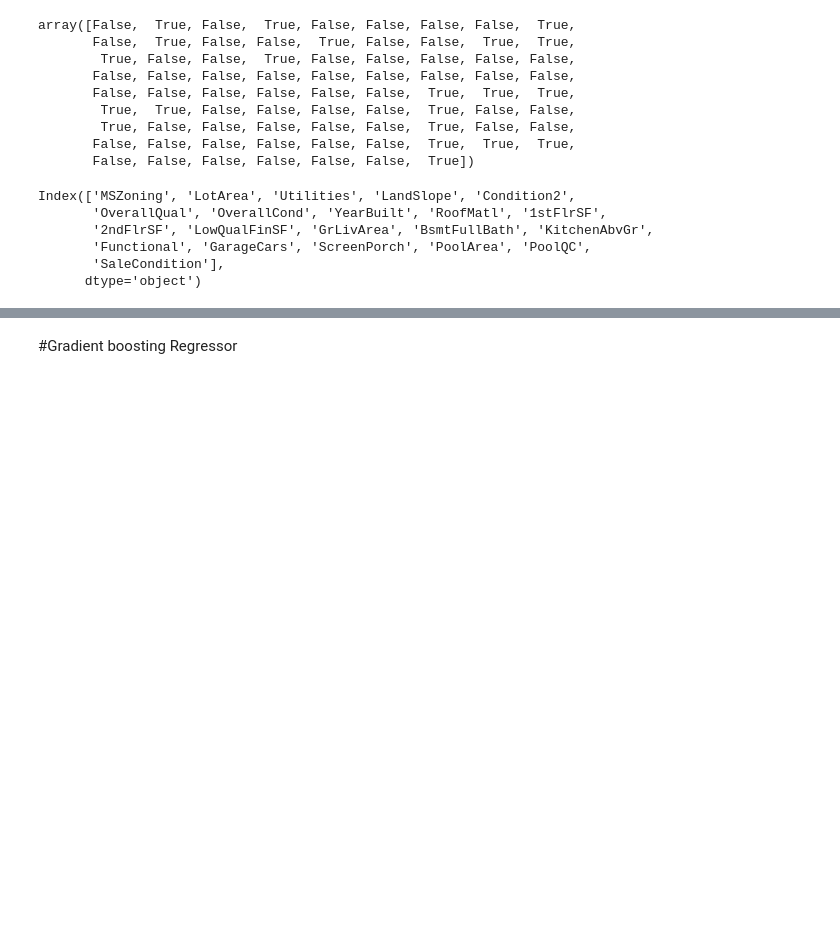
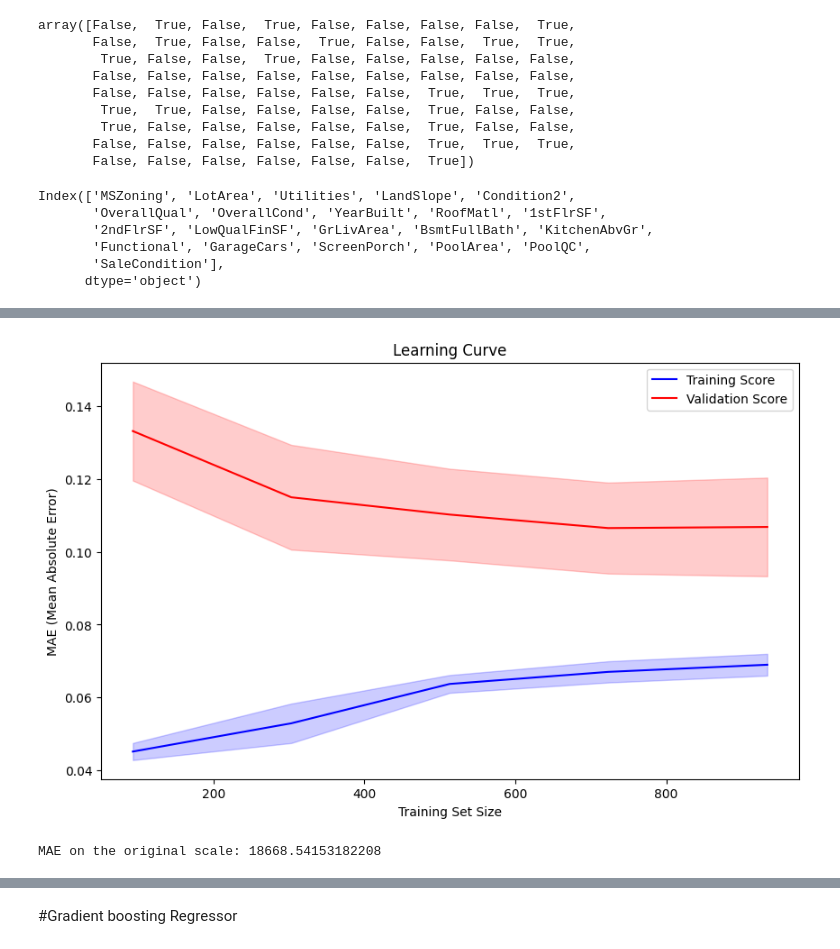
Before and after one commit to PJ779/advanced_house_price, a Jupyter notebook: Advanced_House_model_comparison.ipynb, the cells around one changed output, grey strips where cells are left out. Drawn from its saved outputs; the diff is of its cells as text; code cells hidden in the pictures; blank space fills up the shorter version.

```diff
--- a/Advanced_House_model_comparison.ipynb
+++ b/Advanced_House_model_comparison.ipynb
@@ -121,3 +153,0 @@ X_train_rfr.head()
-# %%
-rfr = RandomForestRegressor(n_estimators = 200, max_depth = 10)
-rfr.fit(X_train_rfr, y_train)
@@ -154,0 +154,9 @@ plt.show()
+# %%
+best_model = grid_search.best_estimator_
+
+# Predict the target on the test set
+y_pred = best_model.predict(X_test)
+
+# Calculate MAE on the test set
+mae = mean_absolute_error(y_test, y_pred)
+print("Mean Absolute Error (MAE) on the test set:", mae)
@@ -154,0 +204,36 @@ plt.show()
+# %%
+from sklearn.model_selection import learning_curve
+
+train_sizes, train_scores, val_scores = learning_curve(
+    best_model, X_train, y_train, cv=5, scoring='neg_mean_absolute_error', n_jobs=-1)
+
+# Plot the learning curve
+plt.figure(figsize=(10, 6))
+
+# Mean and std for training and validation scores
+train_mean = -train_scores.mean(axis=1)
+val_mean = -val_scores.mean(axis=1)
+train_std = train_scores.std(axis=1)
+val_std = val_scores.std(axis=1)
+
+plt.plot(train_sizes, train_mean, label="Training Score", color="blue")
+plt.plot(train_sizes, val_mean, label="Validation Score", color="red")
+plt.fill_between(train_sizes, train_mean - train_std, train_mean + train_std, alpha=0.2, color="blue")
+plt.fill_between(train_sizes, val_mean - val_std, val_mean + val_std, alpha=0.2, color="red")
+
+plt.xlabel('Training Set Size')
+plt.ylabel('MAE (Mean Absolute Error)')
+plt.title('Learning Curve')
+plt.legend(loc="best")
+plt.show()
+# %% [output]
+[figure, added]
+# %%
+y_pred_original = np.exp(y_pred)
+y_test_original = np.exp(y_test)
+
+# Now compute MAE on the original scale
+mae_original = mean_absolute_error(y_test_original, y_pred_original)
+print("MAE on the original scale:", mae_original)
+# %% [output]
+MAE on the original scale: 18668.54153182208
```
Also changed, not shown: parts of 80 cells of this notebook.
